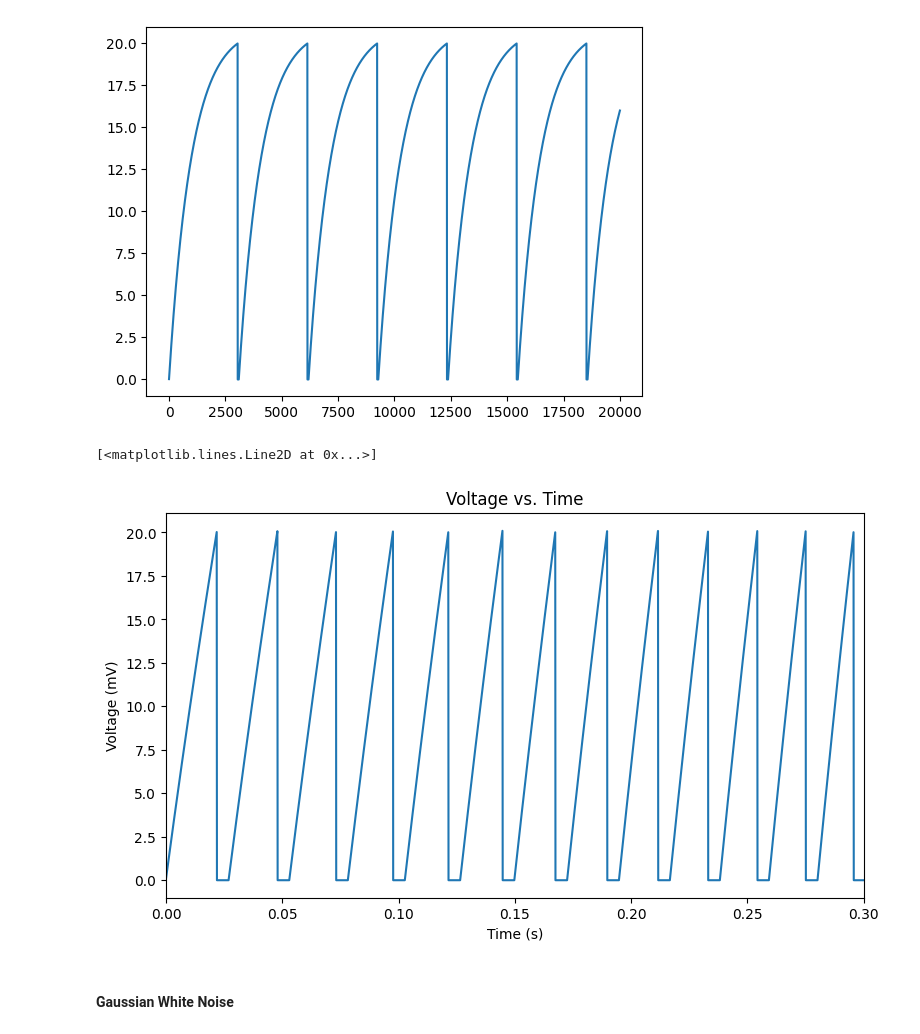
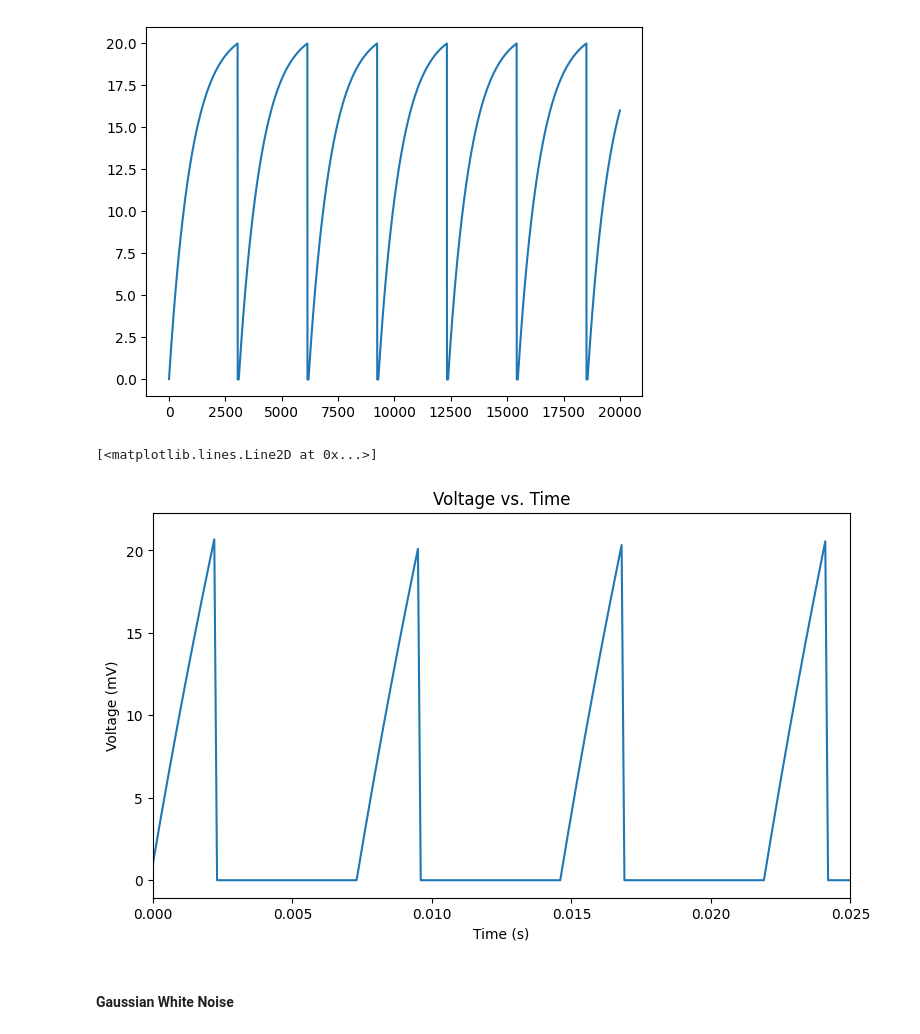
Before and after one commit to pedropalaciosjr/LIF_model, a Jupyter notebook: LIF.ipynb, the cells around one changed output. Saved outputs shown, nothing was run; the diff lists cells and outputs as text; code cells hidden in the pictures.

Commit message:
Adjusted plot parameters to visualize noise

```diff
--- a/LIF.ipynb
+++ b/LIF.ipynb
@@ -89,20 +88,22 @@ plt.plot(LIF_model.voltages[:20000])
 I_min, I_max = 5, 15
 I_app = I_min + (I_max - I_min) * 0.5 * (1+ np.sin(2*np.pi*timestamps*frequency/1000))
 
-LIF_model = LeakyIntegrateAndFireModel(0.10, 100)
+LIF_model = LeakyIntegrateAndFireModel(0.10, 10)
 
 for i, t in enumerate(timestamps):
     LIF_model.update_voltage(I_app[i], LIF_model.dt, t)
+# %%
+plot_x_limit = 0.025
 # %%
 plt.figure(figsize=(9, 5))
 plt.ylabel("Voltage (mV)")
 plt.xlabel("Time (s)")
 plt.title("Voltage vs. Time")
-plt.xlim(0, 0.3)
+plt.xlim(0, plot_x_limit)
 plt.plot(timestamps/1000, LIF_model.voltages)
 # %% [output]
 [<matplotlib.lines.Line2D at 0x...>]
-[figure, old version]
+[figure, new version]
 # %% [markdown]
 #### Gaussian White Noise
 # %%
```
Also changed, not shown: parts of 9 cells of this notebook.
